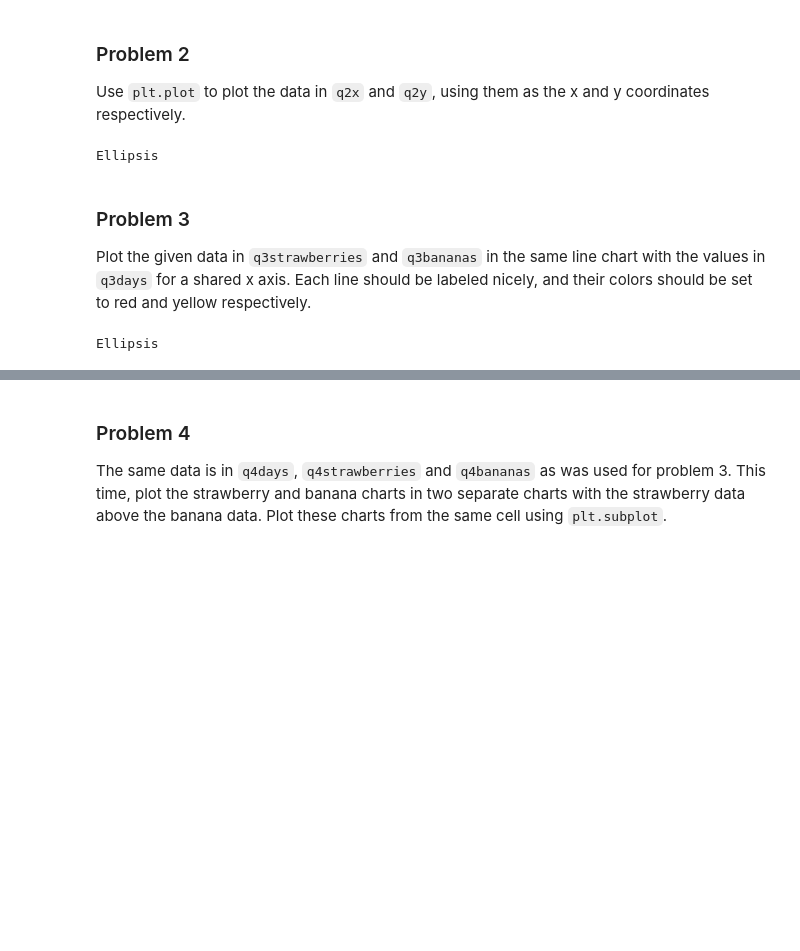
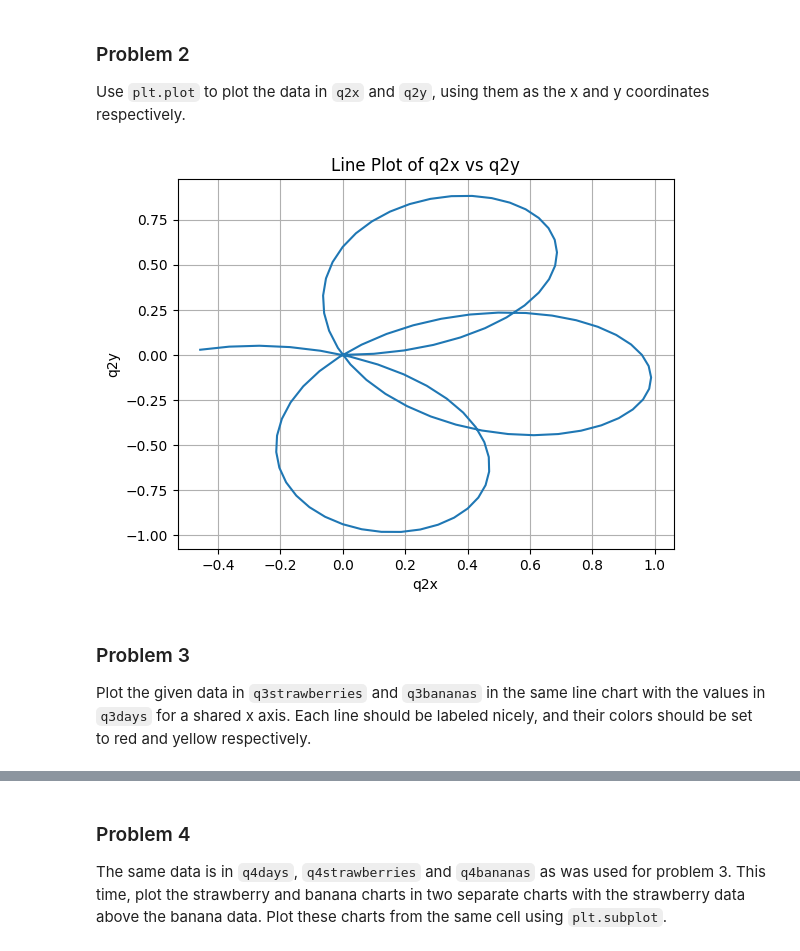
Before and after one commit to victordvas/dx602-homework-05, a Jupyter notebook: homework.ipynb, the cells around one changed output, grey strips where cells are left out. Saved outputs shown, nothing was run; the diff lists cells and outputs as text; code cells hidden in the pictures; blank space fills up the shorter version.

```diff
--- a/homework.ipynb
+++ b/homework.ipynb
@@ -85,12 +91,17 @@ Use `plt.plot` to plot the data in `q2x` and `q2y`, using them as the x and y co
 q2r = [math.sin(i / 10) for i in range(100)]
 q2x = [math.cos(i * 2 * math.pi / 100) * q2r[i] for i in range(100)]
 q2y = [math.sin(i * 2 * math.pi / 100) * q2r[i] for i in range(100)]
-# %%
-# YOUR CHANGES HERE
-
-...
-# %% [output]
-Ellipsis
+# %%
+# YOUR CHANGES HERE
+
+plt.plot(q2x, q2y)
+plt.title("Line Plot of q2x vs q2y")
+plt.xlabel("q2x")
+plt.ylabel("q2y")
+plt.grid(True)
+plt.show()
+# %% [output]
+[figure, added]
 # %% [markdown]
 ### Problem 3
 
@@ -102,9 +113,3 @@ Each line should be labeled nicely, and their colors should be set to red and ye
 q3days = range(10)
 q3strawberries = [1, 2, 2, 4, 2, 5, 6, 5, 6, 8]
 q3bananas = [1, 1, 1, 2, 2, 2, 3, 3, 3, 4]
-# %%
-# YOUR CHANGES HERE
-
-...
-# %% [output]
-Ellipsis
```
Also changed, not shown: parts of 28 cells of this notebook, 1 other file.
